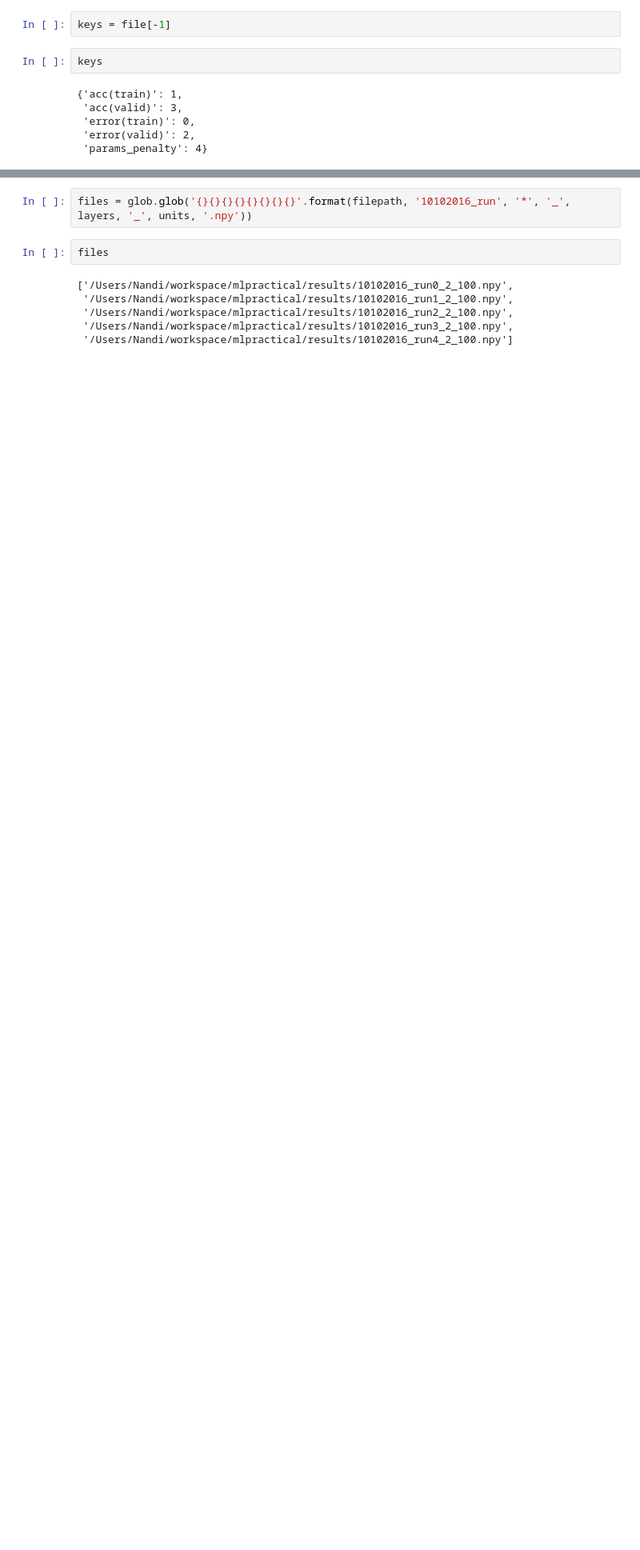
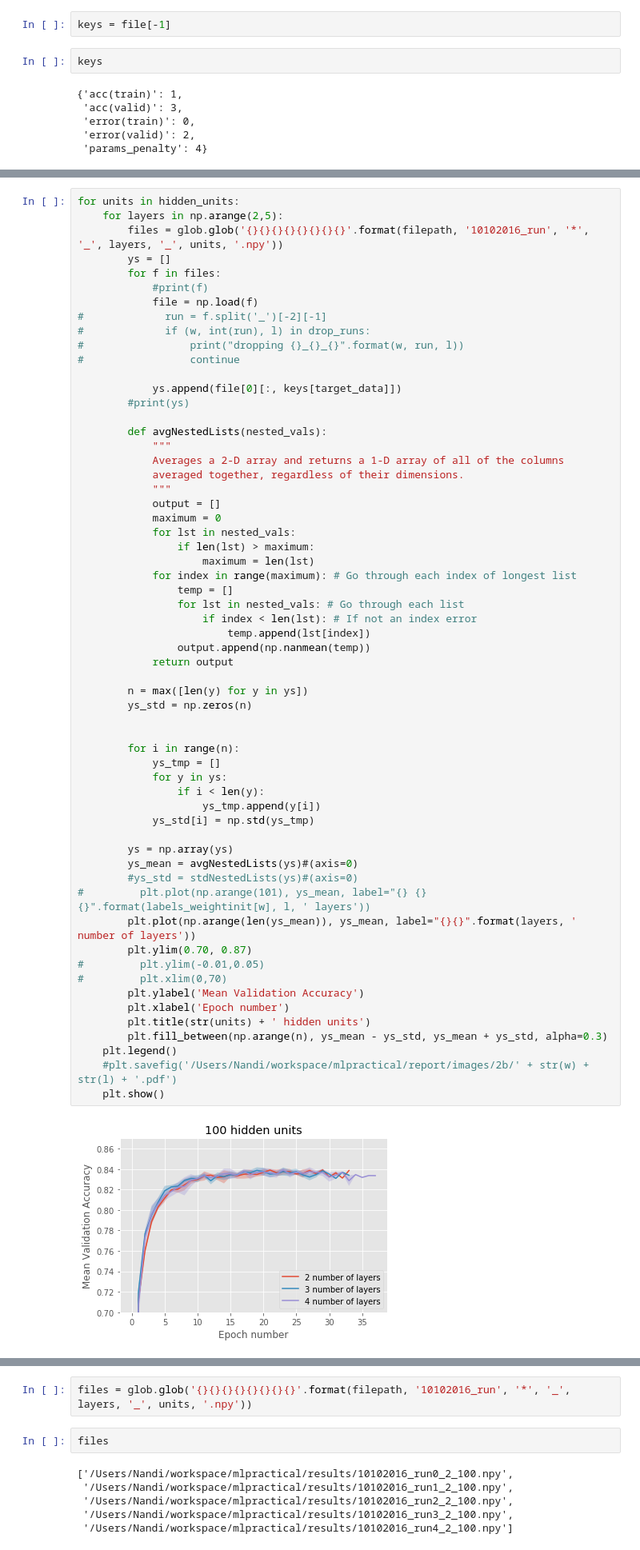
Before and after one commit to nandidodo/mlp, a Jupyter notebook: notebooks/Coursework_2.ipynb, the cells around one changed output, grey strips where cells are left out. Shown: that part at 80% size. Cells and saved outputs as stored; diff of their text form; blank space fills up the shorter version.

```diff
--- a/notebooks/Coursework_2.ipynb
+++ b/notebooks/Coursework_2.ipynb
@@ -232,0 +248,62 @@ for layers in np.arange(2,5):
+# %%
+for units in hidden_units:
+    for layers in np.arange(2,5):
+        files = glob.glob('{}{}{}{}{}{}{}{}'.format(filepath, '10102016_run', '*', '_', layers, '_', units, '.npy'))
+        ys = []
+        for f in files:
+            #print(f)
+            file = np.load(f)
+#             run = f.split('_')[-2][-1]
+#             if (w, int(run), l) in drop_runs:
+#                 print("dropping {}_{}_{}".format(w, run, l))
+#                 continue
+
+            ys.append(file[0][:, keys[target_data]])
+        #print(ys)
+
+        def avgNestedLists(nested_vals):
+            """
+            Averages a 2-D array and returns a 1-D array of all of the columns
+            averaged together, regardless of their dimensions.
+            """
+            output = []
+            maximum = 0
+            for lst in nested_vals:
+                if len(lst) > maximum:
+                    maximum = len(lst)
+            for index in range(maximum): # Go through each index of longest list
+                temp = []
+                for lst in nested_vals: # Go through each list
+                    if index < len(lst): # If not an index error
+                        temp.append(lst[index])
+                output.append(np.nanmean(temp))
+            return output
+
+        n = max([len(y) for y in ys])
+        ys_std = np.zeros(n)
+
+
+        for i in range(n):
+            ys_tmp = []
+            for y in ys:
+                if i < len(y):
+                    ys_tmp.append(y[i])
+            ys_std[i] = np.std(ys_tmp)
+
+        ys = np.array(ys)
+        ys_mean = avgNestedLists(ys)#(axis=0)
+        #ys_std = stdNestedLists(ys)#(axis=0)
+#         plt.plot(np.arange(101), ys_mean, label="{} {}{}".format(labels_weightinit[w], l, ' layers'))
+        plt.plot(np.arange(len(ys_mean)), ys_mean, label="{}{}".format(layers, ' number of layers'))
+        plt.ylim(0.70, 0.87)
+#         plt.ylim(-0.01,0.05)
+#         plt.xlim(0,70)
+        plt.ylabel('Mean Validation Accuracy')
+        plt.xlabel('Epoch number')
+        plt.title(str(units) + ' hidden units')
+        plt.fill_between(np.arange(n), ys_mean - ys_std, ys_mean + ys_std, alpha=0.3)
+    plt.legend()
+    #plt.savefig('/Users/Nandi/workspace/mlpractical/report/images/2b/' + str(w) + str(l) + '.pdf')
+    plt.show()
+# %% [output]
+[figure, added]
```
Also changed, not shown: parts of 4 cells of this notebook, 2 other files.
